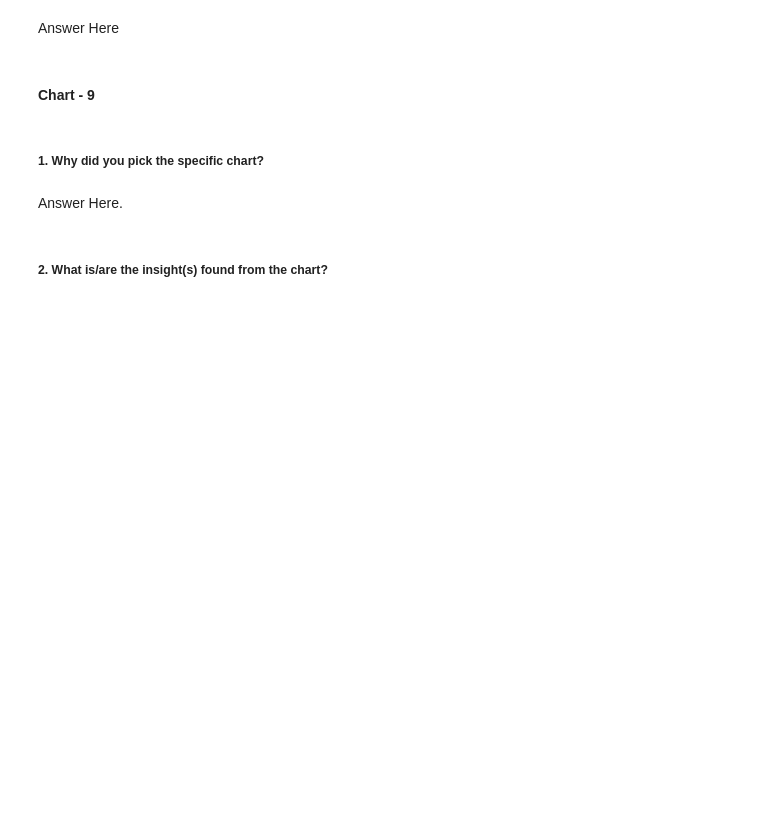
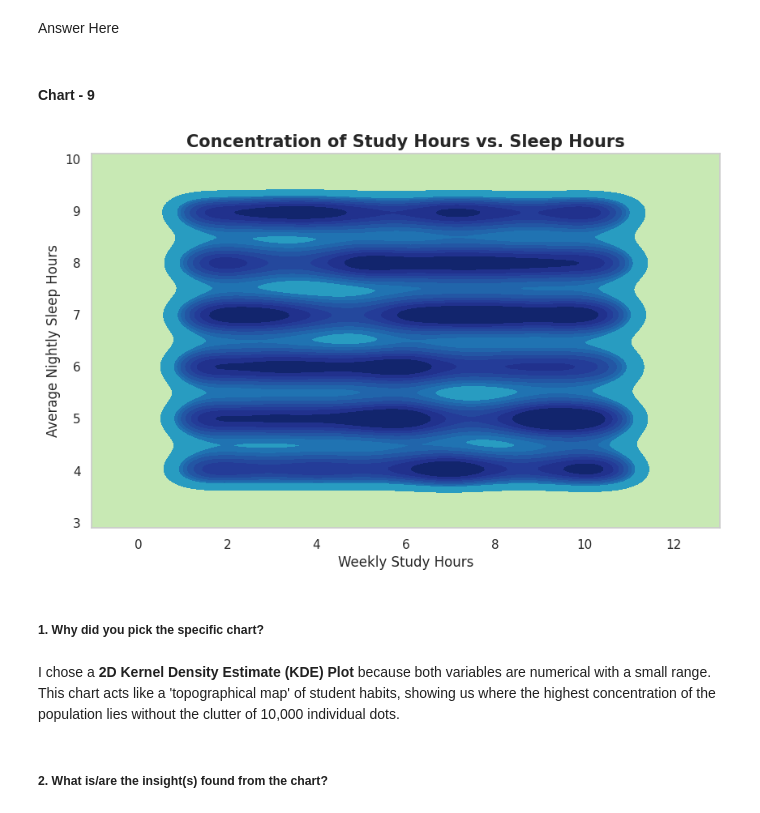
Before and after one commit to akt-developer/Student-Performance-Prediction-Project, a Jupyter notebook: Copy_of_Sample_EDA_Submission_Template.ipynb, the cells around one changed output. Drawn from its saved outputs; the diff is of its cells as text; code cells hidden in the pictures; blank space fills up the shorter version.

```diff
--- a/Copy_of_Sample_EDA_Submission_Template.ipynb
+++ b/Copy_of_Sample_EDA_Submission_Template.ipynb
@@ -687,6 +732,15 @@ Answer Here
+# %%
+plt.figure(figsize=(10, 6))
+sns.kdeplot(data=df, x='study_hours', y='sleep_hours', cmap='YlGnBu', fill=True, thresh=0, levels=10)
+plt.title('Concentration of Study Hours vs. Sleep Hours', fontsize=15, fontweight='bold')
+plt.xlabel('Weekly Study Hours', fontsize=12)
+plt.ylabel('Average Nightly Sleep Hours', fontsize=12)
+plt.show()
+# %% [output]
+[figure, added]
 # %% [markdown]
 ##### 1. Why did you pick the specific chart?
-# %% [markdown]
-Answer Here.
+# %% [markdown]
+I chose a **2D Kernel Density Estimate (KDE) Plot** because both variables are numerical with a small range. This chart acts like a 'topographical map' of student habits, showing us where the highest concentration of the population lies without the clutter of 10,000 individual dots.
 # %% [markdown]
 ##### 2. What is/are the insight(s) found from the chart?
```
Also changed, not shown: parts of 35 cells of this notebook.
